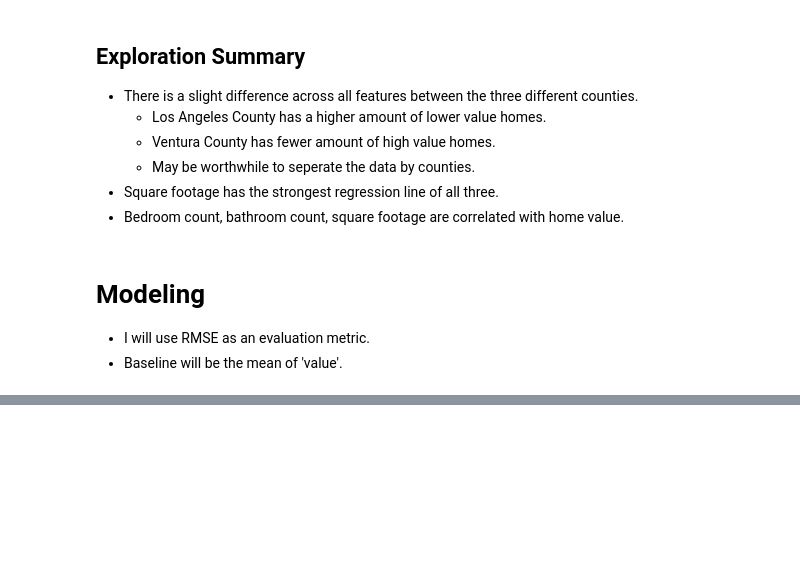
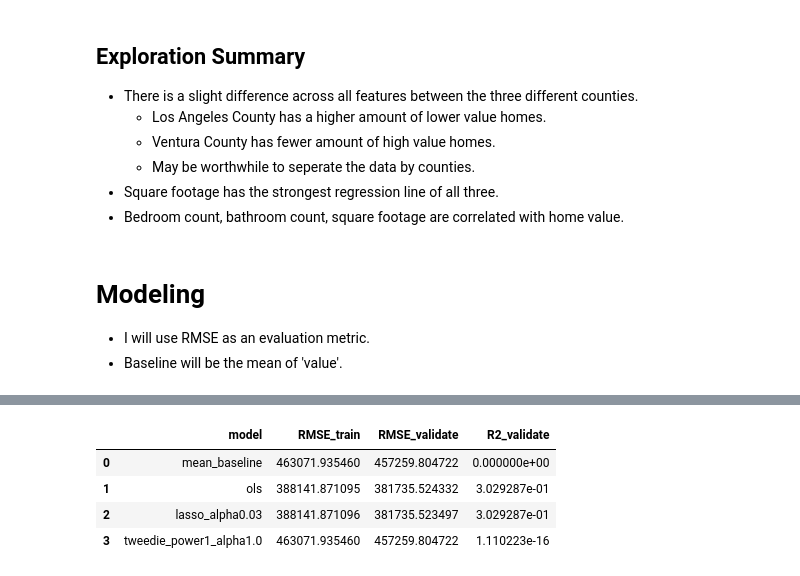
Before and after one commit to elizabethswarren/regression-project, a Jupyter notebook: report.ipynb, the cells around one changed output, grey strips where cells are left out. Saved outputs shown, nothing was run; the diff lists cells and outputs as text; code cells hidden in the pictures; blank space fills up the shorter version.

```diff
--- a/report.ipynb
+++ b/report.ipynb
@@ -302,0 +304,10 @@ X_train, y_train, X_validate, y_validate, X_test, y_test = w.zillow_model_split(
+# %%
+# add the mean baseline to the db
+value_pred_mean = y_train.value.mean()
+y_train['value_pred_mean'] = value_pred_mean
+y_validate['value_pred_mean'] = value_pred_mean
+# %%
+# RMSE of baseline
+rmse_train = mean_squared_error(y_train.value, y_train.value_pred_mean) ** (.5)
+
+rmse_validate = mean_squared_error(y_validate.value, y_validate.value_pred_mean) ** (.5)
@@ -302,0 +324,10 @@ X_train, y_train, X_validate, y_validate, X_test, y_test = w.zillow_model_split(
+# %%
+# create a df to easily view results of models
+metric_df = pd.DataFrame(data = [
+        {
+            'model': "mean_baseline",
+            'RMSE_train': rmse_train,
+            'RMSE_validate': rmse_validate,
+            'R2_validate': explained_variance_score(y_validate.value, y_validate.value_pred_mean)
+        }
+])
@@ -302,0 +340,2 @@ X_train, y_train, X_validate, y_validate, X_test, y_test = w.zillow_model_split(
+# %%
+y_train, y_validate, metric_df = e.ols_lasso_tweedie(X_train, X_validate, y_train, y_validate, metric_df)
@@ -302,0 +352,8 @@ X_train, y_train, X_validate, y_validate, X_test, y_test = w.zillow_model_split(
+# %%
+metric_df
+# %% [output]
+|  | model | RMSE_train | RMSE_validate | R2_validate |
+| 0 | mean_baseline | 463071.935460 | 457259.804722 | 0.000000e+00 |
+| 1 | ols | 388141.871095 | 381735.524332 | 3.029287e-01 |
+| 2 | lasso_alpha0.03 | 388141.871096 | 381735.523497 | 3.029287e-01 |
+| 3 | tweedie_power1_alpha1.0 | 463071.935460 | 457259.804722 | 1.110223e-16 |
```
Also changed, not shown: parts of 8 cells of this notebook, 1 other file.
